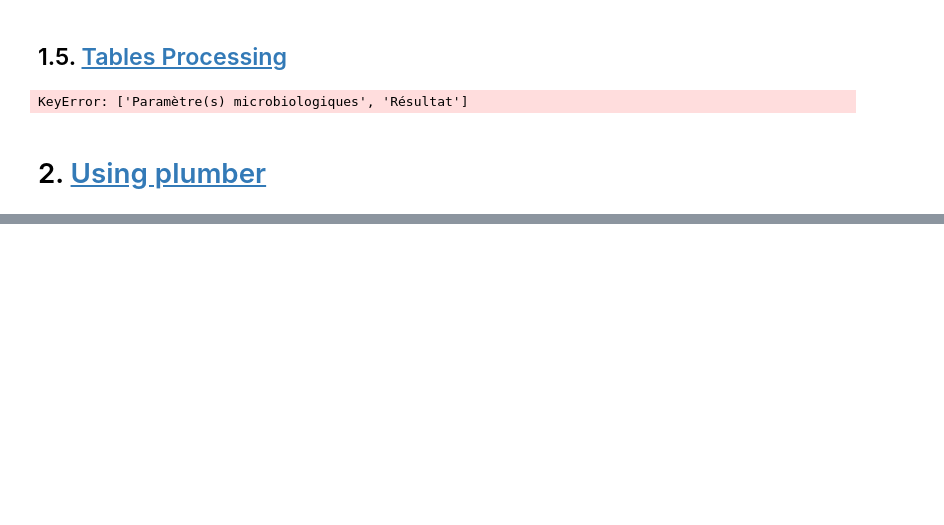
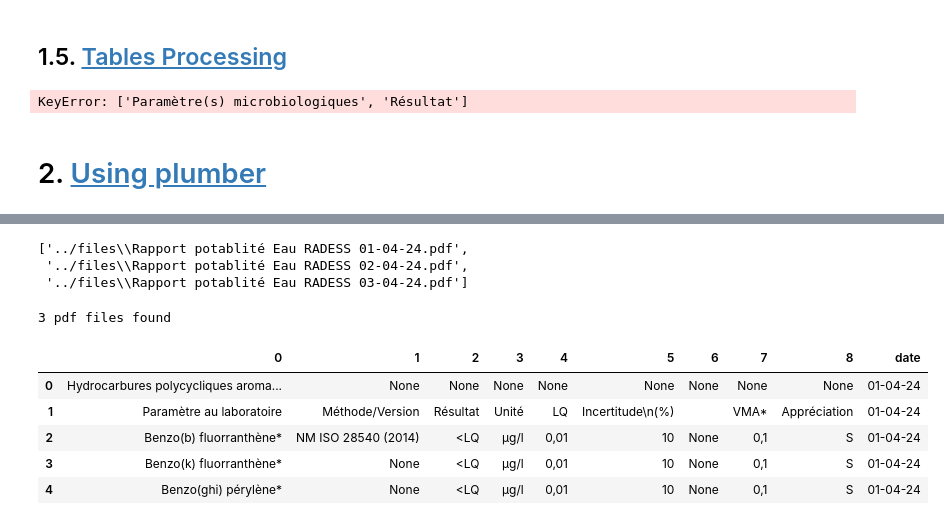
Before and after one commit to rammah83/Table_Extractor, a Jupyter notebook: notebooks/Potable_water.ipynb, the cells around one changed output, grey strips where cells are left out. Drawn from its saved outputs; the diff is of its cells as text; code cells hidden in the pictures; blank space fills up the shorter version.

Commit message:
Refract/Feat: Organize code with functions, process dataframe the get final structure

```diff
--- a/notebooks/Potable_water.ipynb
+++ b/notebooks/Potable_water.ipynb
@@ -134,4 +136,0 @@ from tqdm.autonotebook import tqdm
-# %%
-
-with pdfplumber.open(pdf_file) as pdf:
-    tables = [page.extract_table() for page in tqdm(pdf.pages[:3])]
@@ -138,8 +139,25 @@ with pdfplumber.open(pdf_file) as pdf:
+# %%
+# get all pdf file in a directory that contain keywords in there names
+def get_pdfs_with_keyword(directory, keywords:list[str]):
+    pdf_files_list = []
+    for root, dirs, files in os.walk(directory):
+        for file in files:
+            if file.endswith(".pdf"):
+                if any(keyword in file for keyword in keywords):
+                    pdf_files_list.append(os.path.join(root, file))
+    return pdf_files_list[:3]
 # %%
-all_df = pd.DataFrame()
-for table in tables[:2]:
-    print(f"{'table':=^100}")
-    df = pd.DataFrame(table)
-    df['date'] = pdf_file[-12:-4]
-    all_df = pd.concat([all_df, df], axis=0)
-all_df
+def get_potable_water_data(potable_pdf_reprts):
+    assert len(potable_pdf_reprts) > 0, "No pdf files Found!"
+    print(f"{len(potable_pdf_reprts)} pdf files found")
+    all_df = pd.DataFrame()
+
+    for pdf_file in tqdm(potable_pdf_reprts):
+        with pdfplumber.open(pdf_file) as pdf:
+            tables = [page.extract_table() for page in pdf.pages[:2]]
+            for table in tables[:]:
+                df = pd.DataFrame(table)
+                df['date'] = pdf_file[-12:-4]
+
+                all_df = pd.concat([all_df, df], axis=0)
+    return all_df
@@ -197,0 +164,21 @@ all_df
+# %%
+# Replace 'your_directory_path' with the path to the directory you want to search
+directory_path = r'../files'
+keywords =['RADEES', 'RADESS']
+potable_pdf_reprts = get_pdfs_with_keyword(directory_path, keywords)
+pprint(potable_pdf_reprts)
+# %% [output]
+['../files\\Rapport potablité Eau RADESS 01-04-24.pdf',
+ '../files\\Rapport potablité Eau RADESS 02-04-24.pdf',
+ '../files\\Rapport potablité Eau RADESS 03-04-24.pdf']
+# %%
+water_dataframe: pd.DataFrame = get_potable_water_data(potable_pdf_reprts)
+water_dataframe.head()
+# %% [output]
+3 pdf files found
+|  | 0 | 1 | 2 | 3 | 4 | 5 | 6 | 7 | 8 | date |
+| 0 | Hydrocarbures polycycliques aroma... | None | None | None | None | None | None | None | None | 01-04-24 |
+| 1 | Paramètre au laboratoire | Méthode/Version | Résultat | Unité | LQ | Incertitude\n(%) |  | VMA* | Appréciation | 01-04-24 |
+| 2 | Benzo(b) fluorranthène* | NM ISO 28540 (2014) | <LQ | µg/l | 0,01 | 10 | None | 0,1 | S | 01-04-24 |
+| 3 | Benzo(k) fluorranthène* | None | <LQ | µg/l | 0,01 | 10 | None | 0,1 | S | 01-04-24 |
+| 4 | Benzo(ghi) pérylène* | None | <LQ | µg/l | 0,01 | 10 | None | 0,1 | S | 01-04-24 |
```
Also changed, not shown: parts of 10 cells of this notebook.
